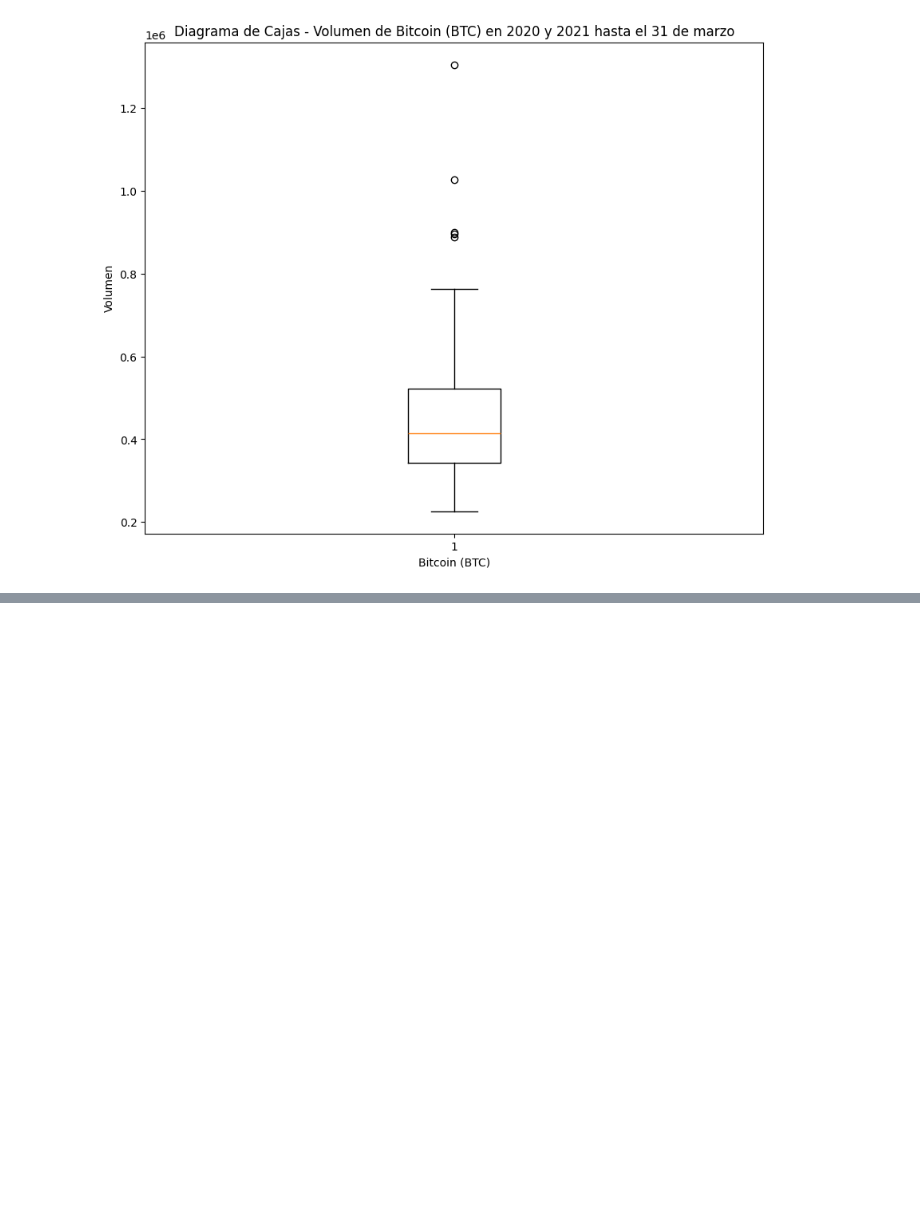
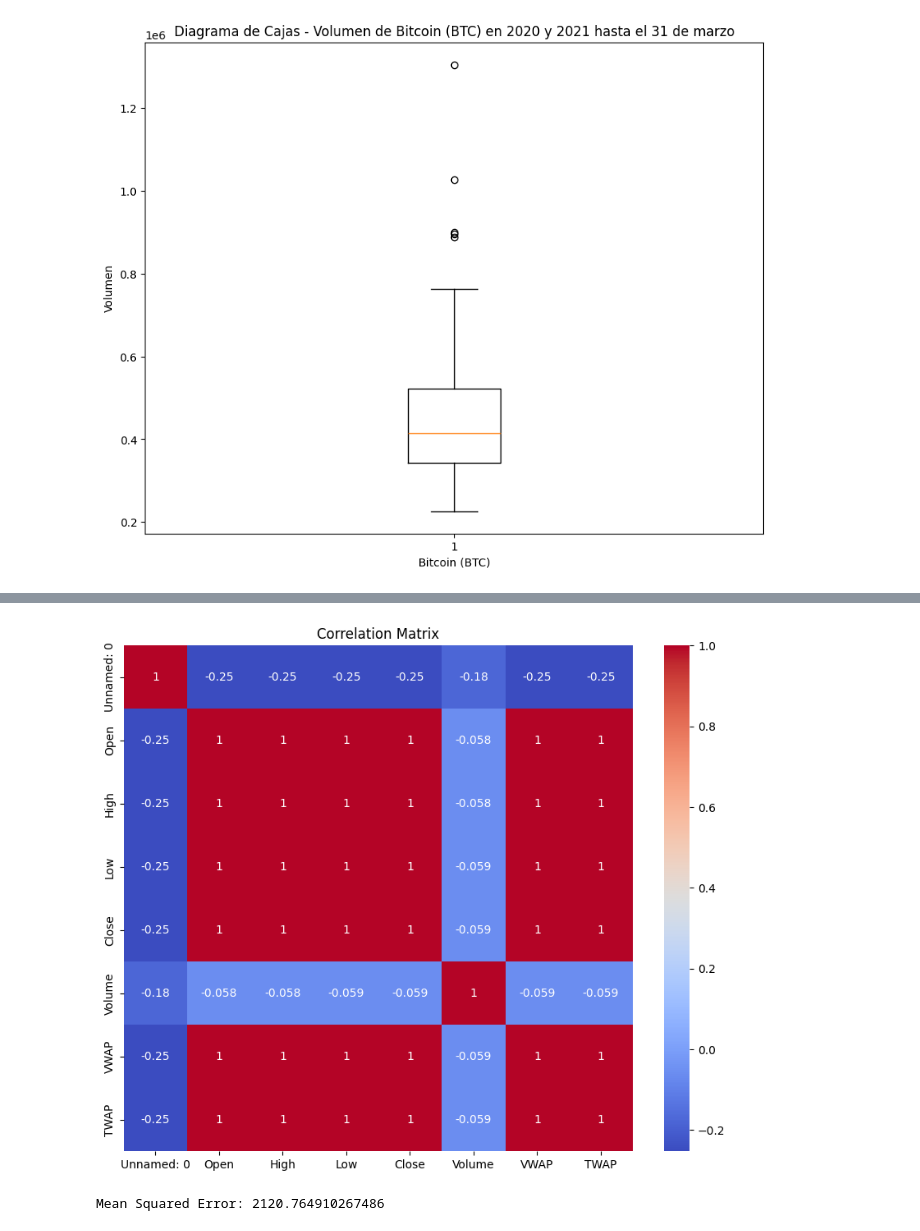
Before and after one commit to rubences/analisis, a Jupyter notebook: Ejercicio2_GBIN.ipynb, the cells around one changed output, grey strips where cells are left out. Saved outputs shown, nothing was run; the diff lists cells and outputs as text; code cells hidden in the pictures; blank space fills up the shorter version.

```diff
--- a/Ejercicio2_GBIN.ipynb
+++ b/Ejercicio2_GBIN.ipynb
@@ -614,0 +651,61 @@ else:
+# %%
+import os
+import pandas as pd
+import numpy as np
+import seaborn as sns
+from sklearn.linear_model import LinearRegression
+from sklearn.model_selection import train_test_split
+from sklearn.metrics import mean_squared_error
+import matplotlib.pyplot as plt
+
+# Get the list of files in the "archive" folder
+files_list = os.listdir("archive")
+
+# Create an empty list to store the dataframes
+currencies_list = []
+
+# Read each file as a dataframe and append it to the list
+for file_name in files_list:
+    df = pd.read_csv(os.path.join("archive", file_name))
+    currencies_list.append(df)
+
+# Concatenate all the dataframes into a single dataframe
+df_concatenated = pd.concat(currencies_list)
+
+# Drop the column that contains the string value
+df_concatenated = df_concatenated.drop(columns=["Date"])
+
+# Convert the remaining columns to float
+df_concatenated = df_concatenated.astype(float)
+
+# Calculate the correlation matrix
+correlation_matrix = df_concatenated.corr()
+
+# Visualize the correlation matrix as a heatmap
+plt.figure(figsize=(10, 8))
+sns.heatmap(correlation_matrix, annot=True, cmap="coolwarm")
+plt.title("Correlation Matrix")
+plt.show()
+
+# Prepare the data for multiple linear regression
+X = df_concatenated.drop(columns=["Close"])
+y = df_concatenated["Close"]
+
+# Split the data into training and testing sets
+X_train, X_test, y_train, y_test = train_test_split(X, y, test_size=0.2, random_state=42)
+
+# Create an instance of the LinearRegression model
+model = LinearRegression()
+
+# Fit the model to the training data
+model.fit(X_train, y_train)
+
+# Make predictions on the testing data
+y_pred = model.predict(X_test)
+
+# Calculate the mean squared error
+mse = mean_squared_error(y_test, y_pred)
+print("Mean Squared Error:", mse)
+# %% [output]
+[figure, added]
+Mean Squared Error: 2120.764910267486
```
Also changed, not shown: parts of 3 cells of this notebook.
